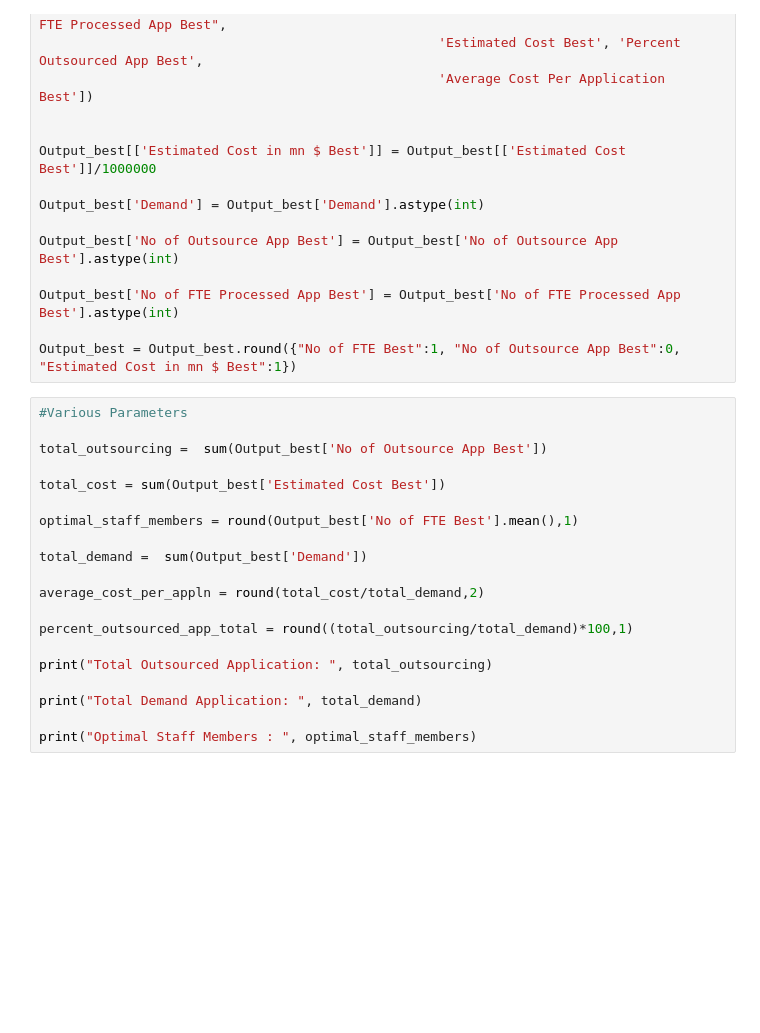
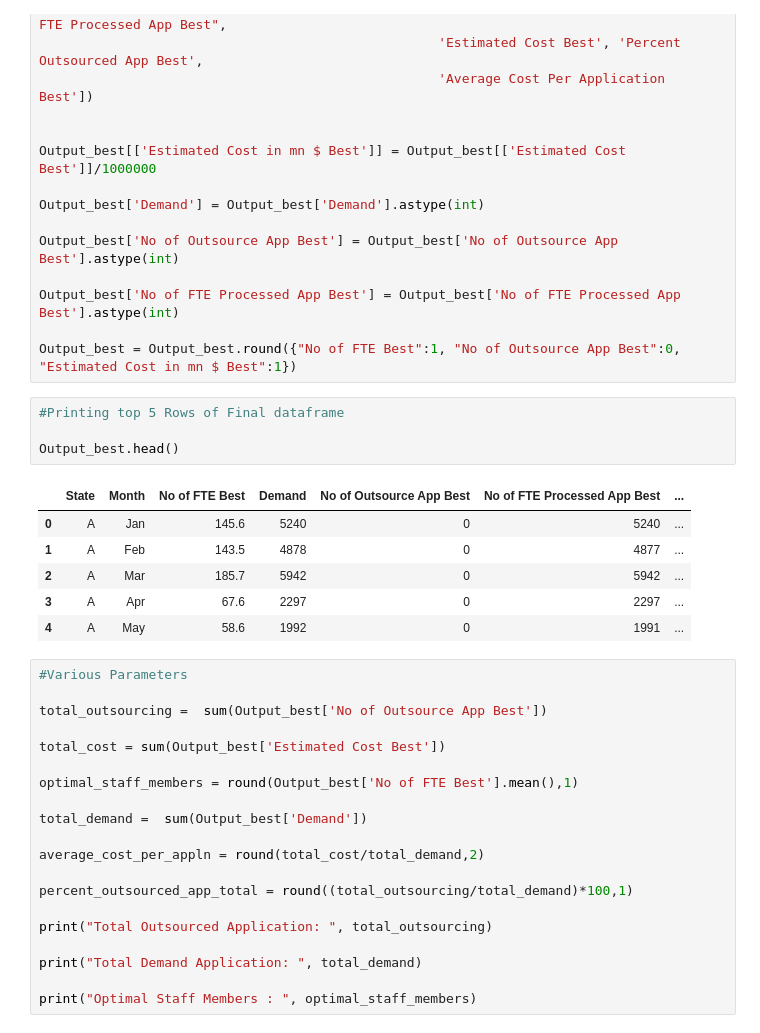
Before and after one commit to VaibhavBhargava2506/Staff-Planning-Case-Study, a Jupyter notebook: Staff Planning Case Study.ipynb, the cells around one changed output. Saved outputs shown, nothing was run; the diff lists cells and outputs as text; blank space fills up the shorter version.

```diff
--- a/Staff Planning Case Study.ipynb
+++ b/Staff Planning Case Study.ipynb
@@ -807,6 +808,17 @@ Output_best['No of Outsource App Best'] = Output_best['No of Outsource App Best'
 Output_best['No of FTE Processed App Best'] = Output_best['No of FTE Processed App Best'].astype(int)
 
 Output_best = Output_best.round({"No of FTE Best":1, "No of Outsource App Best":0, "Estimated Cost in mn $ Best":1})
+# %%
+#Printing top 5 Rows of Final dataframe
+
+Output_best.head()
+# %% [output]
+|  | State | Month | No of FTE Best | Demand | No of Outsource App Best | No of FTE Processed App Best | ... |
+| 0 | A | Jan | 145.6 | 5240 | 0 | 5240 | ... |
+| 1 | A | Feb | 143.5 | 4878 | 0 | 4877 | ... |
+| 2 | A | Mar | 185.7 | 5942 | 0 | 5942 | ... |
+| 3 | A | Apr | 67.6 | 2297 | 0 | 2297 | ... |
+| 4 | A | May | 58.6 | 1992 | 0 | 1991 | ... |
 # %%
 #Various Parameters
 
```
Also changed, not shown: parts of 3 cells of this notebook, 3 other files.
